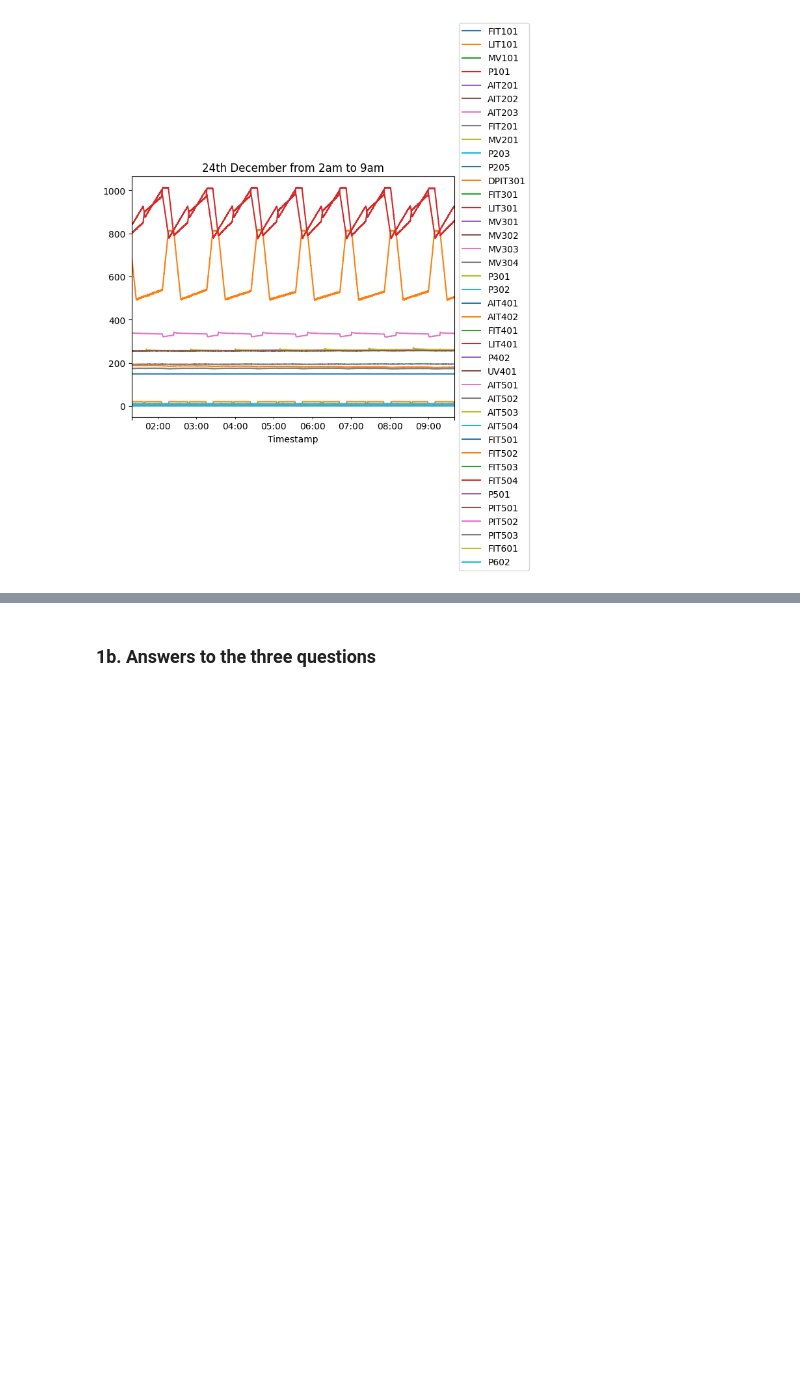
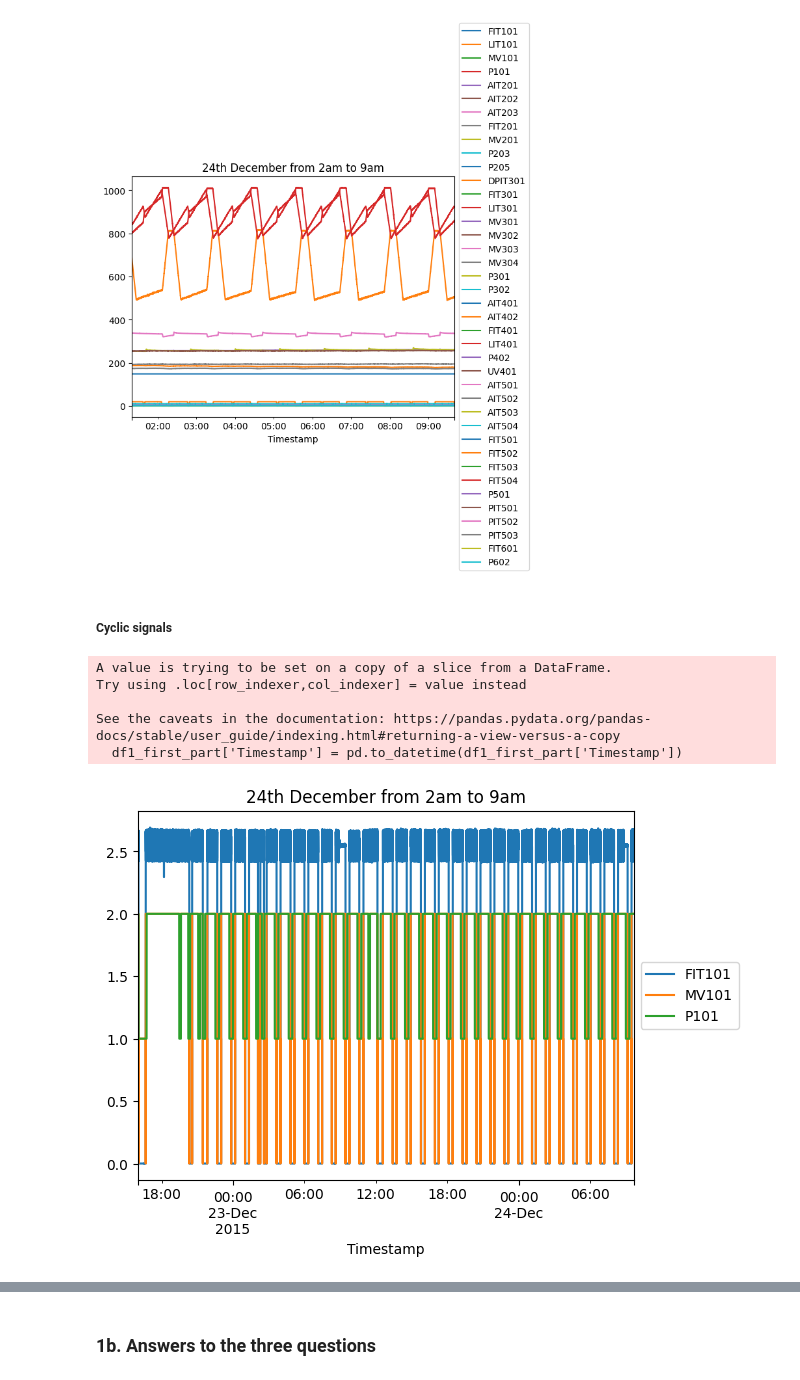
Before and after one commit to suhaib1769/CDA_Group42, a Jupyter notebook: Lab_2/Lab2.ipynb, the cells around one changed output, grey strips where cells are left out. Drawn from its saved outputs; the diff is of its cells as text; code cells hidden in the pictures; blank space fills up the shorter version.

Commit message:
part 1 types

```diff
--- a/Lab_2/Lab2.ipynb
+++ b/Lab_2/Lab2.ipynb
@@ -109,3 +107,29 @@ plt.legend(loc='center left', bbox_to_anchor=(1.0, 0.5))
 plt.show()
 # %% [output]
 [figure]
+# %% [markdown]
+##### Cyclic signals
+# %%
+# Assuming your dataframe is called df and has a column named 'timestamp'
+# You can use the pd.to_datetime function to convert the timestamp column to datetime objects
+df1_first_part = df1[0:150000]
+df1_first_part['Timestamp'] = pd.to_datetime(df1_first_part['Timestamp'])
+
+# You can use the df.set_index method to set the timestamp column as the index of the dataframe
+df1_timestamp_indexed = df1_first_part.set_index('Timestamp')
+# You can use the df.plot method to plot the dataframe with all the columns on the y-axis
+# df1_timestamp_indexed["LIT401"].plot()
+df1_timestamp_indexed["FIT101"].plot()
+df1_timestamp_indexed["MV101"].plot()
+df1_timestamp_indexed["P101"].plot()
+
+plt.title('24th December from 2am to 9am')
+plt.legend(loc='center left', bbox_to_anchor=(1.0, 0.5))
+plt.show()
+# %% [output]
+A value is trying to be set on a copy of a slice from a DataFrame.
+Try using .loc[row_indexer,col_indexer] = value instead
+
+See the caveats in the documentation: https://pandas.pydata.org/pandas-docs/stable/user_guide/indexing.html#returning-a-view-versus-a-copy
+  df1_first_part['Timestamp'] = pd.to_datetime(df1_first_part['Timestamp'])
+[figure, added]
```
Also changed, not shown: parts of 6 cells of this notebook.
